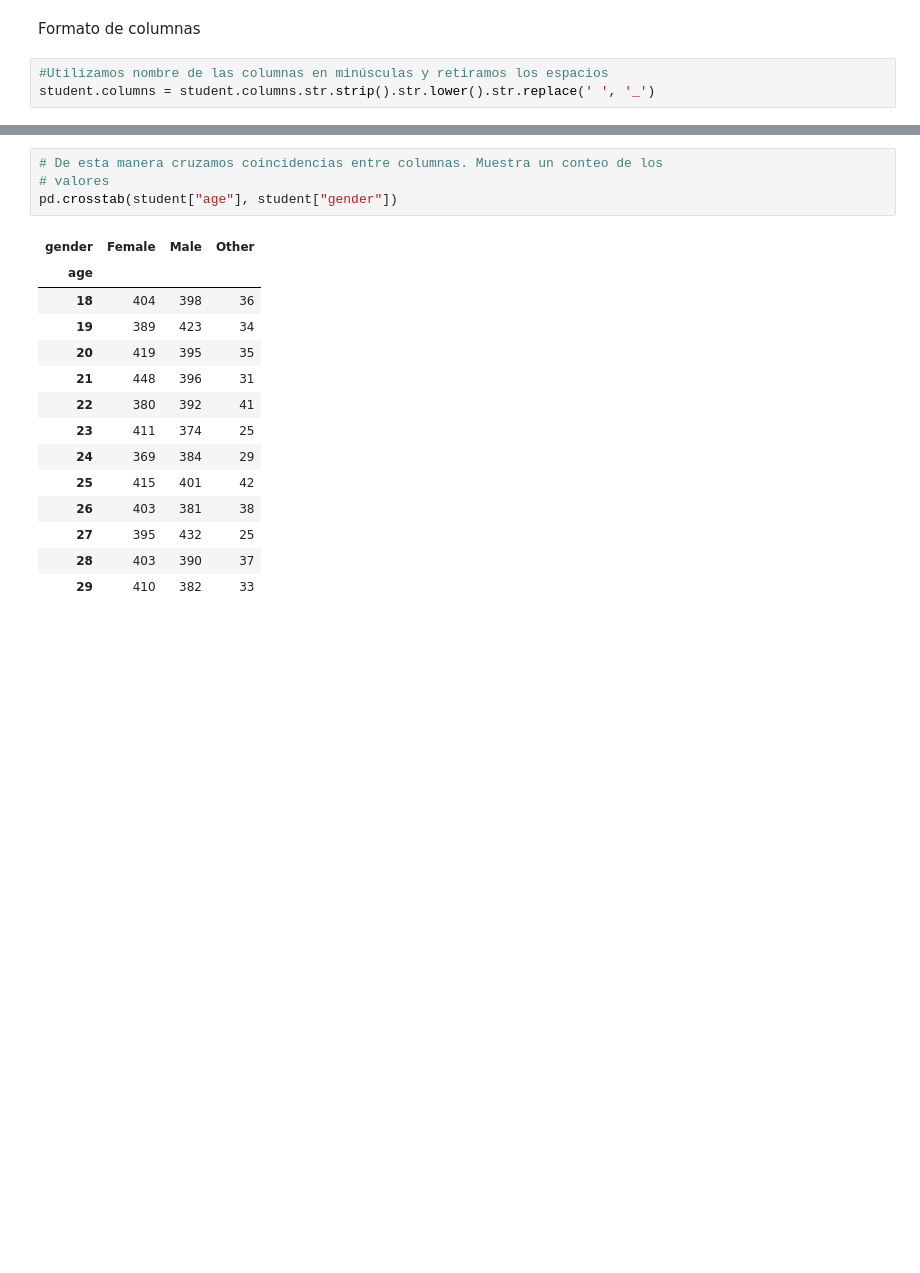
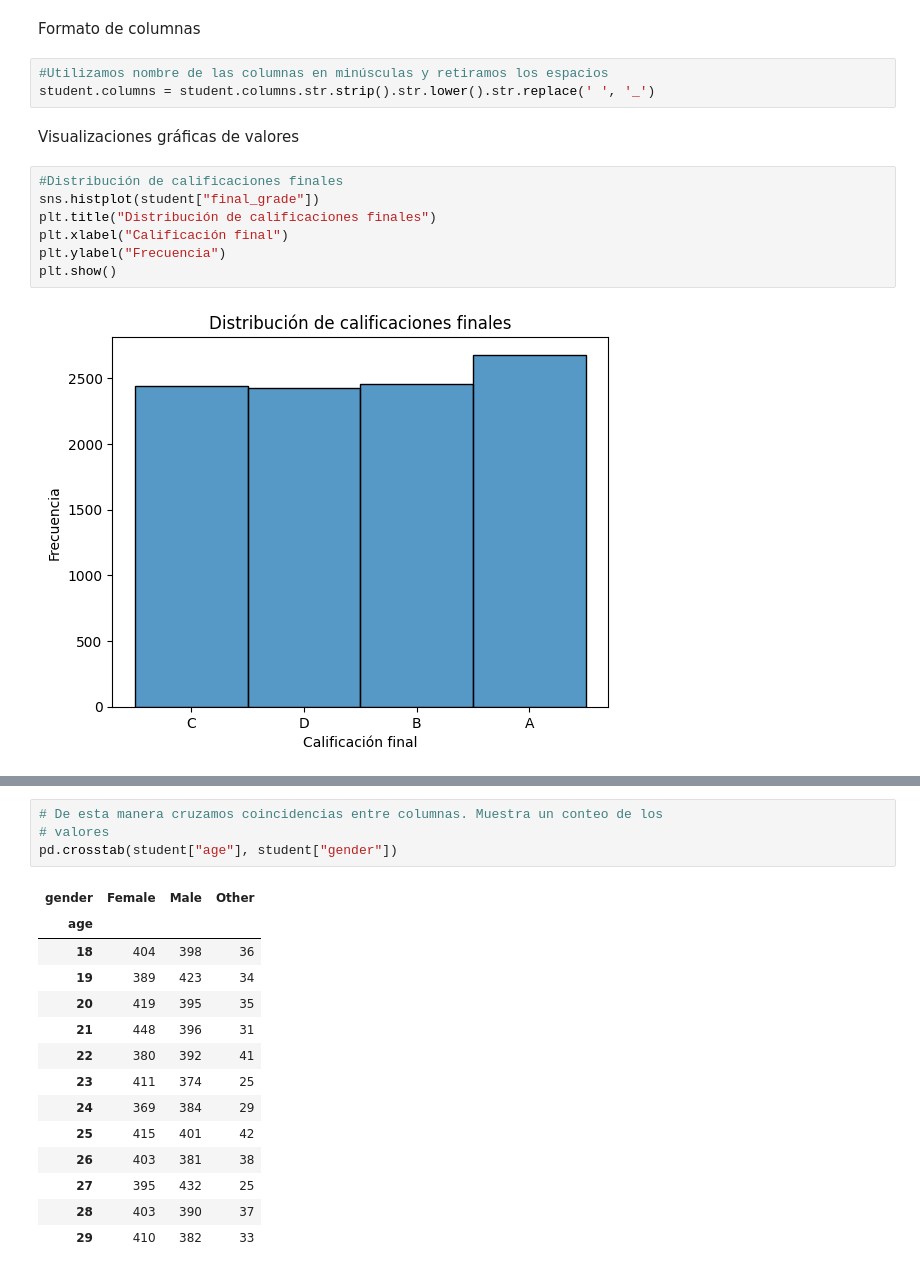
Before and after one commit to ArtGMontes/analisis_de_estudiantes, a Jupyter notebook: Student_Performance_$_Learning_Style.ipynb, the cells around one changed output, grey strips where cells are left out. Drawn from its saved outputs; the diff is of its cells as text; blank space fills up the shorter version.

```diff
--- a/Student_Performance_$_Learning_Style.ipynb
+++ b/Student_Performance_$_Learning_Style.ipynb
@@ -87,3 +109,14 @@ Formato de columnas
 # %%
 #Utilizamos nombre de las columnas en minúsculas y retiramos los espacios
 student.columns = student.columns.str.strip().str.lower().str.replace(' ', '_')
+# %% [markdown]
+Visualizaciones gráficas de valores
+# %%
+#Distribución de calificaciones finales
+sns.histplot(student["final_grade"])
+plt.title("Distribución de calificaciones finales")
+plt.xlabel("Calificación final")
+plt.ylabel("Frecuencia")
+plt.show()
+# %% [output]
+[figure, added]
```
Also changed, not shown: parts of 10 cells of this notebook.
